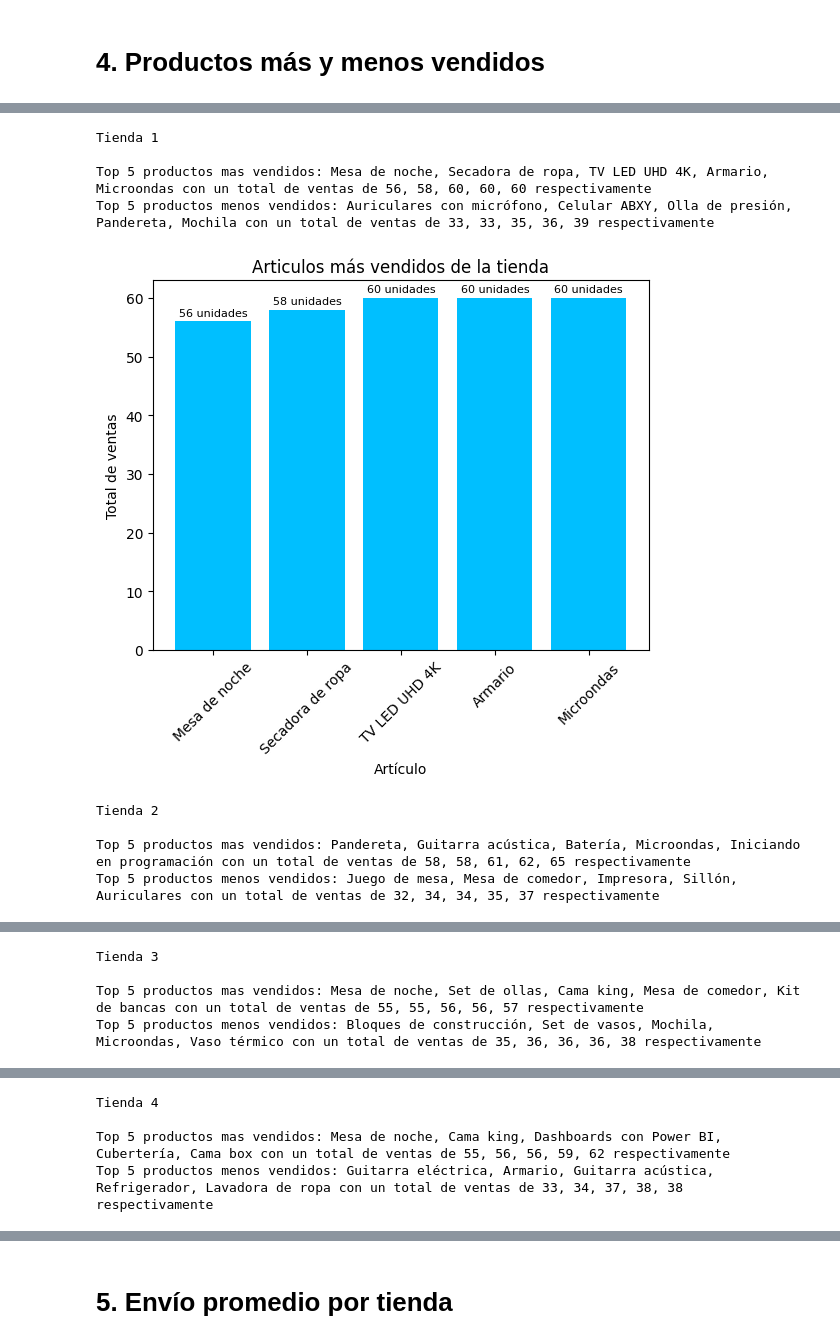
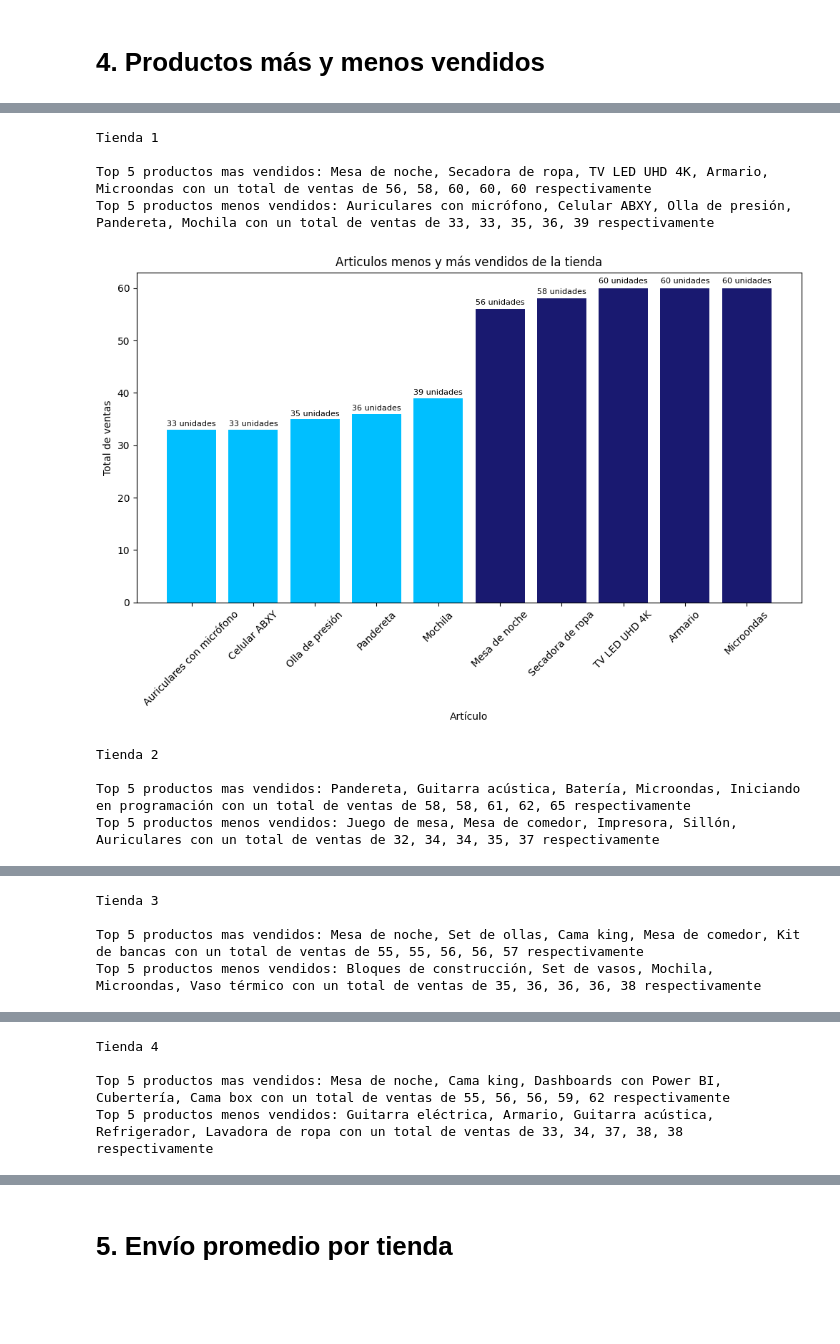
Before and after one commit to AntonioZN23/Challenge1-AluraStore, a Jupyter notebook: AluraStoreLatam.ipynb, the cells around one changed output, grey strips where cells are left out. Drawn from its saved outputs; the diff is of its cells as text; code cells hidden in the pictures; blank space fills up the shorter version.

```diff
--- a/AluraStoreLatam.ipynb
+++ b/AluraStoreLatam.ipynb
@@ -109,11 +173,24 @@ calificacion_promedio = {'Tienda 1':round(float(tienda['Calificación'].mean()),
 'Tienda 3':round(float(tienda3['Calificación'].mean()),2),
 'Tienda 4':round(float(tienda4['Calificación'].mean()),2)}
 
-print(calificacion_promedio)
+print("La calificación obtenida por tienda:\n")
 
-plt.bar(calificacion_promedio.keys(), calificacion_promedio.values(), color = 'red')
+for i in calificacion_promedio:
+  print(f"{i} | {calificacion_promedio[i]}")
+
+print('\n')
+
+fig, ax = plt.subplots()
+bars = ax.bar(calificacion_promedio.keys(), calificacion_promedio.values(), color='red')
+
+for bar in bars:
+    altura = bar.get_height()
+    texto = f"{altura:,.2f}"
+    ax.text(bar.get_x() + bar.get_width()/2,altura + (altura * 0.01), texto, ha='center', va='bottom', fontsize=8)
+
 plt.title('Calificación promedio de la tienda')
 plt.xlabel('Tienda')
 plt.ylabel('Calificación')
+plt.xticks(rotation=45)
 plt.show()
 # %% [output]
@@ -212,22 +236,30 @@ def menos_vendidos(x):
 
   return productos
 
-def graficar(x,y,color_deseado):
-  fig, ax = plt.subplots()
-  bars = ax.bar(x.keys(), x.values(), color=color_deseado)
+def graficar(y,x,color_deseado,color_deseado2):
+  fig, ax = plt.subplots(figsize=(12,6))
+  colores = []
+  for i in range(len(x)):
+    colores.append(color_deseado)
+  for i in range(len(y)):
+    colores.append(color_deseado2)
+
+  llaves_completas = list(x.keys()) + list(y.keys())
+  valores_completos = list(x.values()) + list(y.values())
+  bars = ax.bar(llaves_completas, valores_completos, color=colores)
 
   for bar in bars:
       altura = bar.get_height()
       texto = f"{altura:,.0f} unidades"
       ax.text(bar.get_x() + bar.get_width()/2,altura + (altura * 0.01), texto, ha='center', va='bottom', fontsize=8)
 
-  plt.title('Articulos más vendidos de la tienda')
+  plt.title('Articulos menos y más vendidos de la tienda')
   plt.xlabel('Artículo')
   plt.ylabel('Total de ventas')
   plt.xticks(rotation=45)
   plt.show()
 
-def top_cinco(y,color_deseado):
+def top_cinco(y,color_deseado,color_deseado2):
     articulos = {x for x in y['Producto']}
     productos = {x:int(y['Producto'].value_counts()[x]) for x in articulos}
 
@@ -239,25 +271,25 @@ def top_cinco(y,color_deseado):
     valores_top5_menos_venidos = [str(num) for num in list(top5_menos_vendidos.values())]
     print(f'Top 5 productos menos vendidos: {", ".join(list(top5_menos_vendidos.keys()))} con un total de ventas de {", ".join(valores_top5_menos_venidos)} respectivamente\n')
 
-    graficar(top5_mas_vendidos,top5_menos_vendidos,color_deseado)
+    graficar(top5_mas_vendidos,top5_menos_vendidos,color_deseado,color_deseado2)
 # %%
 print("\nTienda 1\n")
-top_cinco(tienda,'deepskyblue')
+top_cinco(tienda,'deepskyblue','midnightblue')
 
 print("\nTienda 2\n")
-top_cinco(tienda2,'green')
+top_cinco(tienda2,'green','purple')
 
 print("\nTienda 3\n")
-top_cinco(tienda3,'red')
+top_cinco(tienda3,'red','lightblue')
 
 print("\nTienda 4\n")
-top_cinco(tienda4,'green')
+top_cinco(tienda4,'violet','purple')
 # %% [output]
 Tienda 1
 
 Top 5 productos mas vendidos: Mesa de noche, Secadora de ropa, TV LED UHD 4K, Armario, Microondas con un total de ventas de 56, 58, 60, 60, 60 respectivamente
 Top 5 productos menos vendidos: Auriculares con micrófono, Celular ABXY, Olla de presión, Pandereta, Mochila con un total de ventas de 33, 33, 35, 36, 39 respectivamente
-[figure, old version]
+[figure, new version]
 Tienda 2
 
 Top 5 productos mas vendidos: Pandereta, Guitarra acústica, Batería, Microondas, Iniciando en programación con un total de ventas de 58, 58, 61, 62, 65 respectivamente
```
Also changed, not shown: parts of 7 cells of this notebook.
